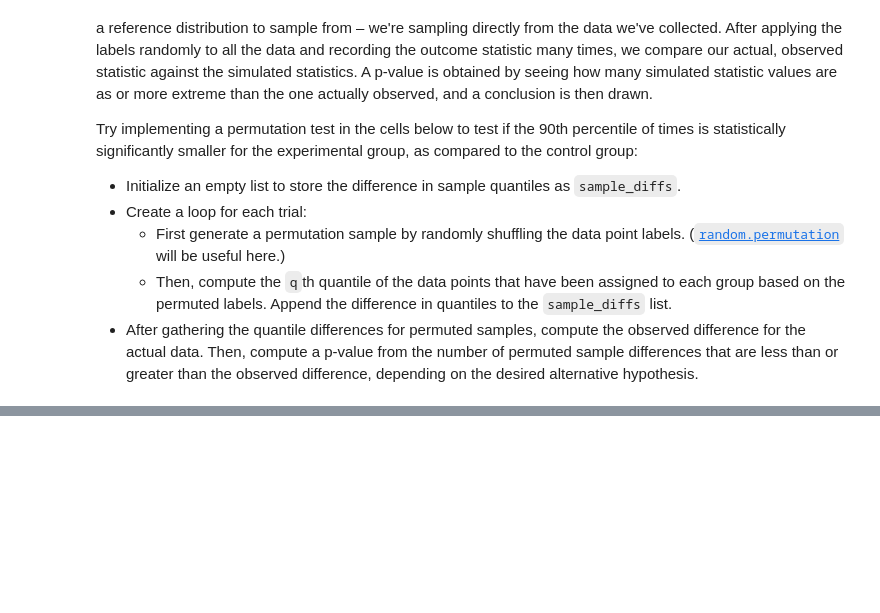
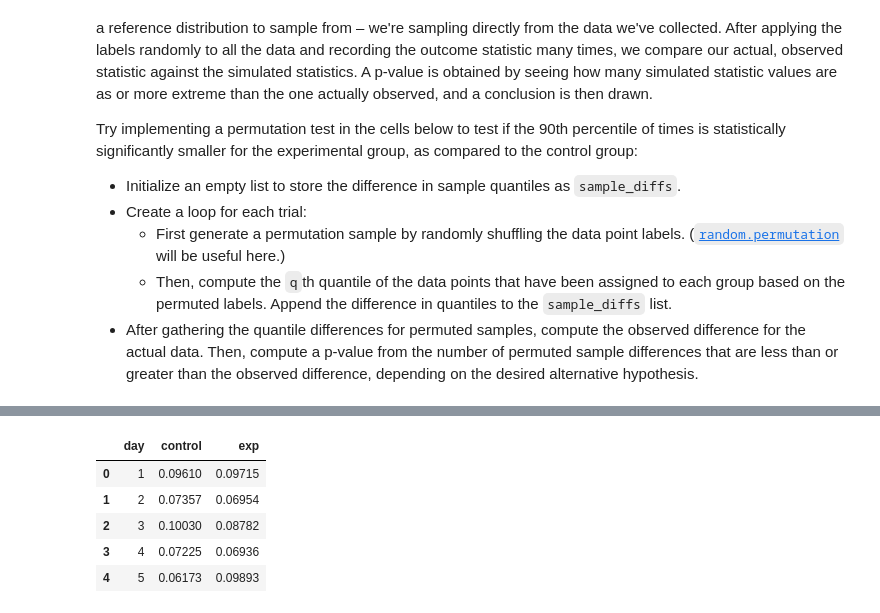
Before and after one commit to ChristopherDaigle/udacity_nano_ds, a Jupyter notebook: main_lessons/04_exp_des_recc/lesson_03_stat_con.ipynb, the cells around one changed output, grey strips where cells are left out. Cells and saved outputs as stored; diff of their text form; code cells hidden in the pictures; blank space fills up the shorter version.

```diff
--- a/main_lessons/04_exp_des_recc/lesson_03_stat_con.ipynb
+++ b/main_lessons/04_exp_des_recc/lesson_03_stat_con.ipynb
@@ -545,0 +763,10 @@ Try implementing a permutation test in the cells below to test if the 90th perce
+# %%
+data = pd.read_csv('01_stat_considerations/data/signtest_data.csv')
+data.head()
+# %% [output]
+|  | day | control | exp |
+| 0 | 1 | 0.09610 | 0.09715 |
+| 1 | 2 | 0.07357 | 0.06954 |
+| 2 | 3 | 0.10030 | 0.08782 |
+| 3 | 4 | 0.07225 | 0.06936 |
+| 4 | 5 | 0.06173 | 0.09893 |
```
Also changed, not shown: parts of 22 cells of this notebook, 1 other file.
